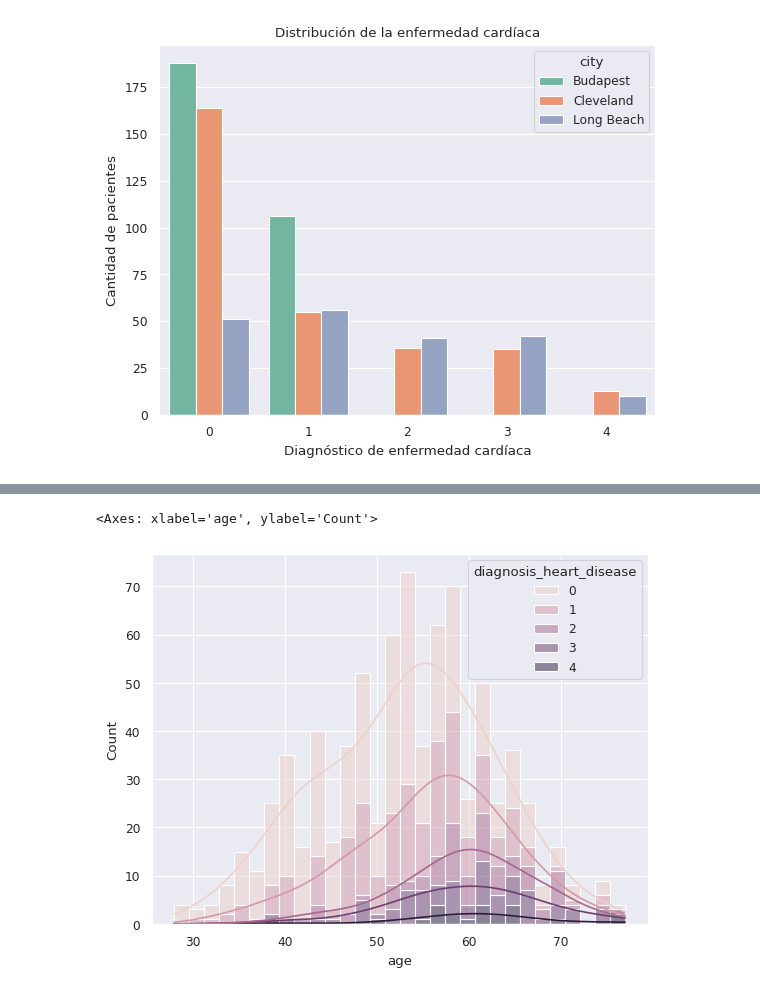
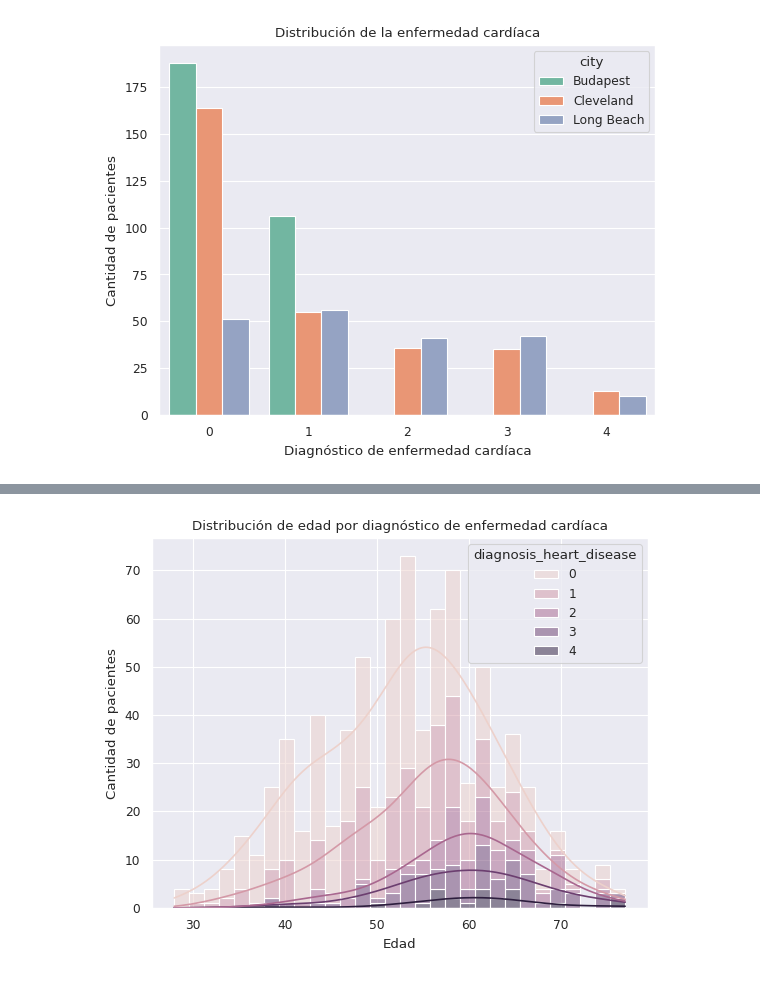
Before and after one commit to LandoDua/analisis-enfermedad-cardiaca, a Jupyter notebook: visualizacion.ipynb, the cells around one changed output, grey strips where cells are left out. Cells and saved outputs as stored; diff of their text form; code cells hidden in the pictures.

```diff
--- a/visualizacion.ipynb
+++ b/visualizacion.ipynb
@@ -102,5 +195,8 @@ plt.show()
 # %%
 sns.histplot(data=df, x='age', hue='diagnosis_heart_disease', multiple='stack', bins=30, kde=True)
+plt.title('Distribución de edad por diagnóstico de enfermedad cardíaca')
+plt.xlabel('Edad')
+plt.ylabel('Cantidad de pacientes')
+plt.show()
 # %% [output]
-<Axes: xlabel='age', ylabel='Count'>
-[figure, old version]
+[figure, new version]
```
Also changed, not shown: parts of 50 cells of this notebook, 2 other files.
